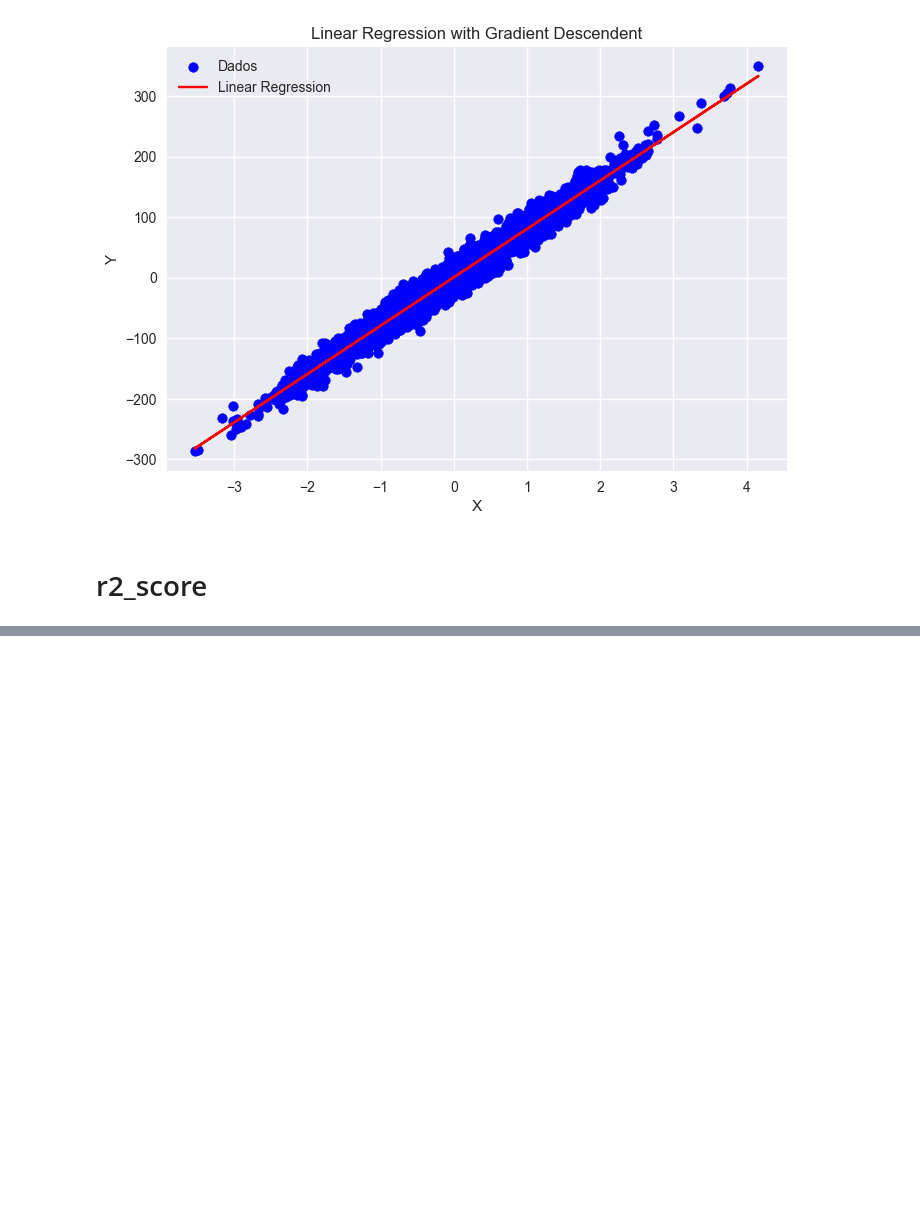
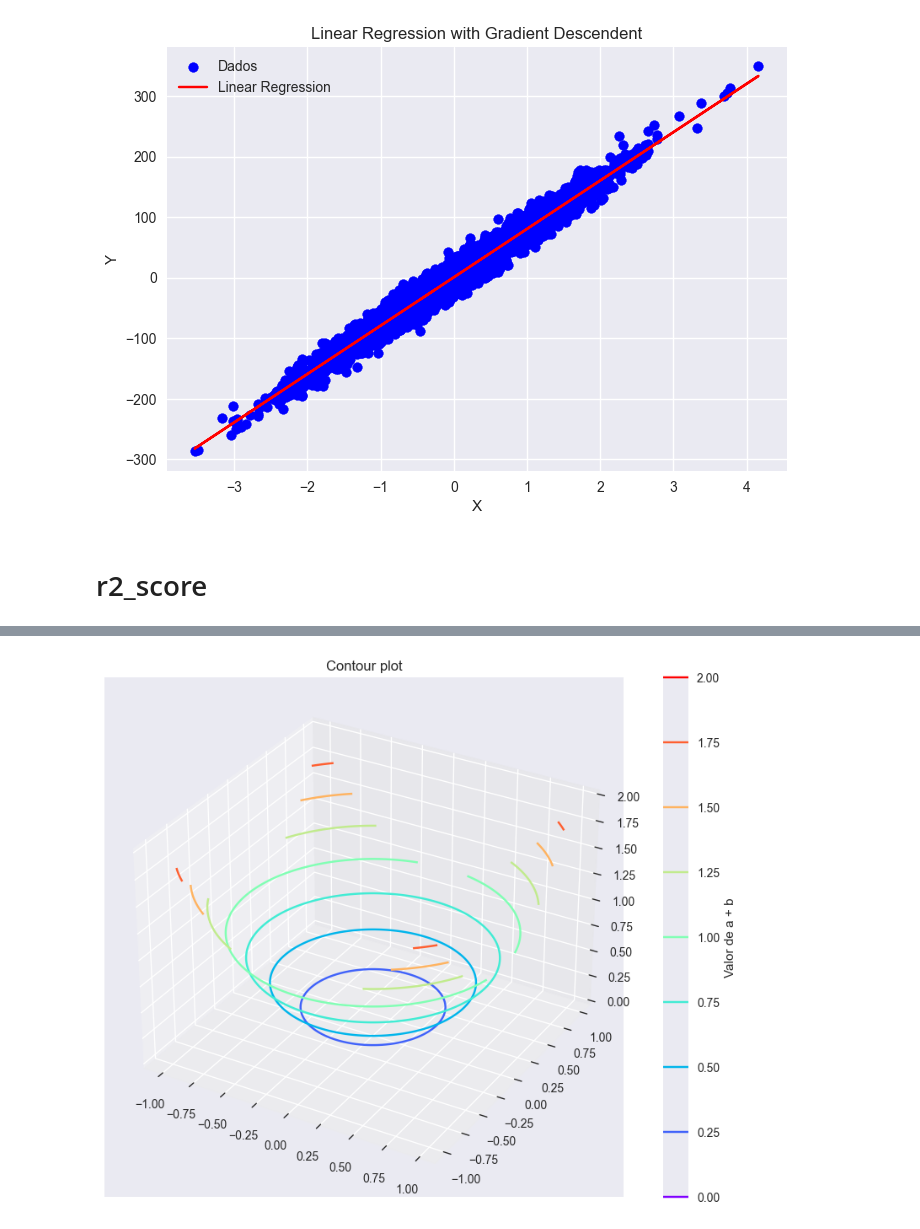
Before and after one commit to jayr0n/CodingBlocks, a Jupyter notebook: Linear Regression/Linear_Regression.ipynb, the cells around one changed output, grey strips where cells are left out. Drawn from its saved outputs; the diff is of its cells as text; code cells hidden in the pictures; blank space fills up the shorter version.

```diff
--- a/Linear Regression/Linear_Regression.ipynb
+++ b/Linear Regression/Linear_Regression.ipynb
@@ -129,0 +161,9 @@ def r2_score(Y,Y_):
+# %%
+fig = plt.figure(figsize=(12, 8))
+axes = fig.add_subplot(111, projection='3d')
+surface = axes.contour(a,b,a**2+b**2, cmap='rainbow')
+fig.colorbar(surface, ax=axes, label='Valor de a + b')
+axes.set_title('Contour plot')
+plt.show()
+# %% [output]
+[figure, added]
```
Also changed, not shown: parts of 6 cells of this notebook.
